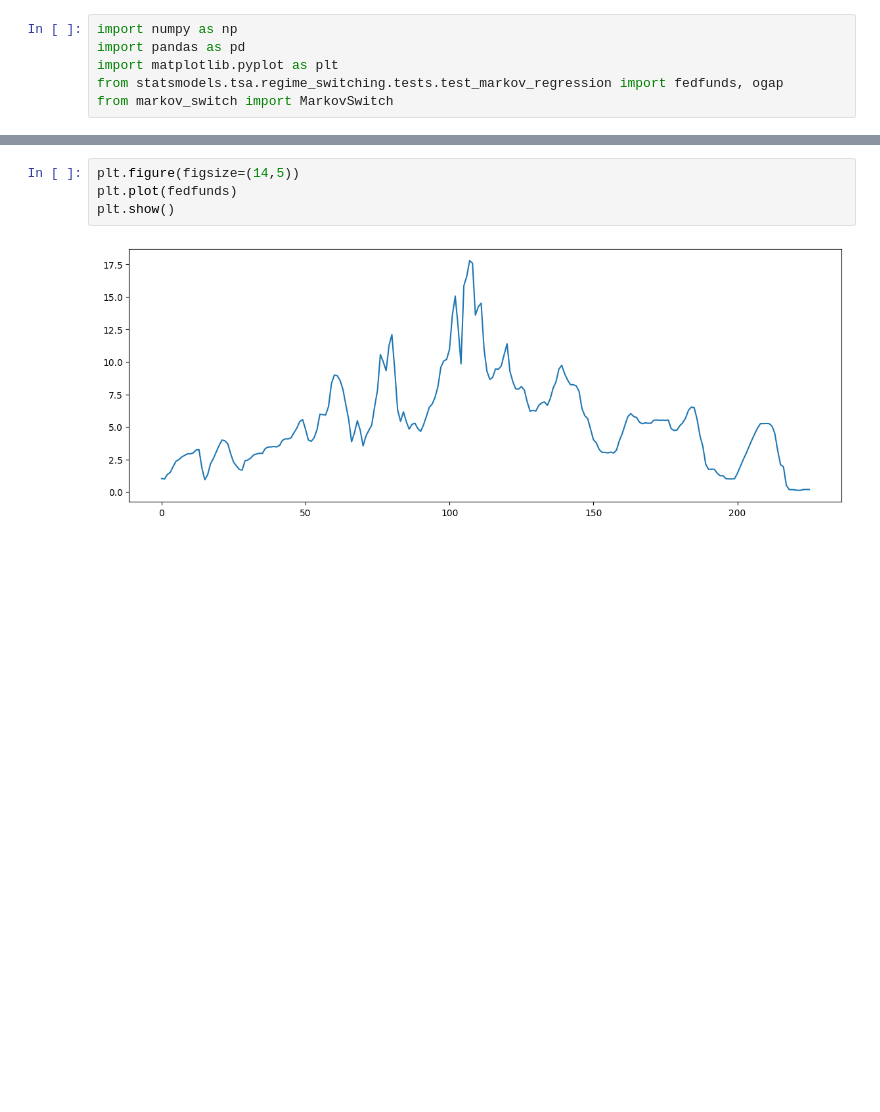
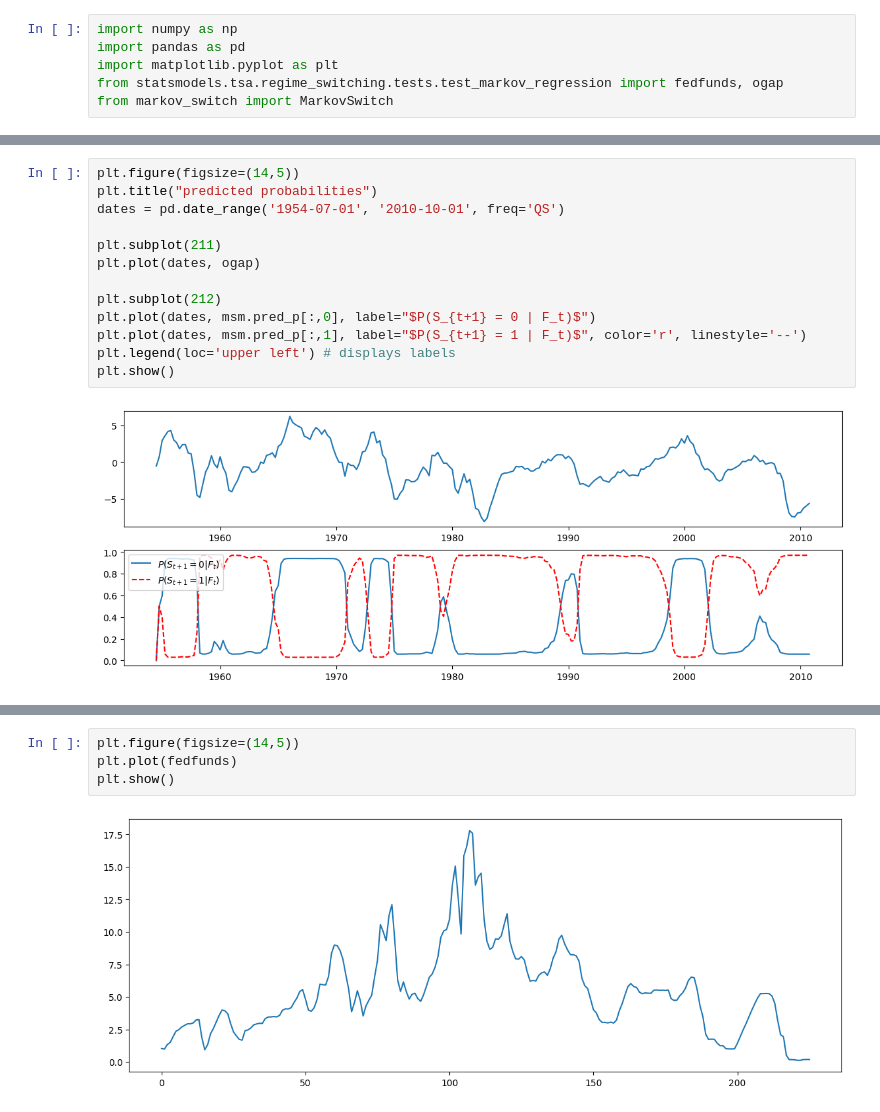
Before and after one commit to bm43/quant-learn, a Jupyter notebook: machine-learning/markov_models/markov_switch_test.ipynb, the cells around one changed output, grey strips where cells are left out. Saved outputs shown, nothing was run; the diff lists cells and outputs as text; blank space fills up the shorter version.

```diff
--- a/machine-learning/markov_models/markov_switch_test.ipynb
+++ b/machine-learning/markov_models/markov_switch_test.ipynb
@@ -50,0 +52,15 @@ plt.show()
+# %%
+plt.figure(figsize=(14,5))
+plt.title("predicted probabilities")
+dates = pd.date_range('1954-07-01', '2010-10-01', freq='QS')
+
+plt.subplot(211)
+plt.plot(dates, ogap)
+
+plt.subplot(212)
+plt.plot(dates, msm.pred_p[:,0], label="$P(S_{t+1} = 0 | F_t)$")
+plt.plot(dates, msm.pred_p[:,1], label="$P(S_{t+1} = 1 | F_t)$", color='r', linestyle='--')
+plt.legend(loc='upper left') # displays labels
+plt.show()
+# %% [output]
+[figure, added]
```
Also changed, not shown: parts of 14 cells of this notebook, 1 other file.
